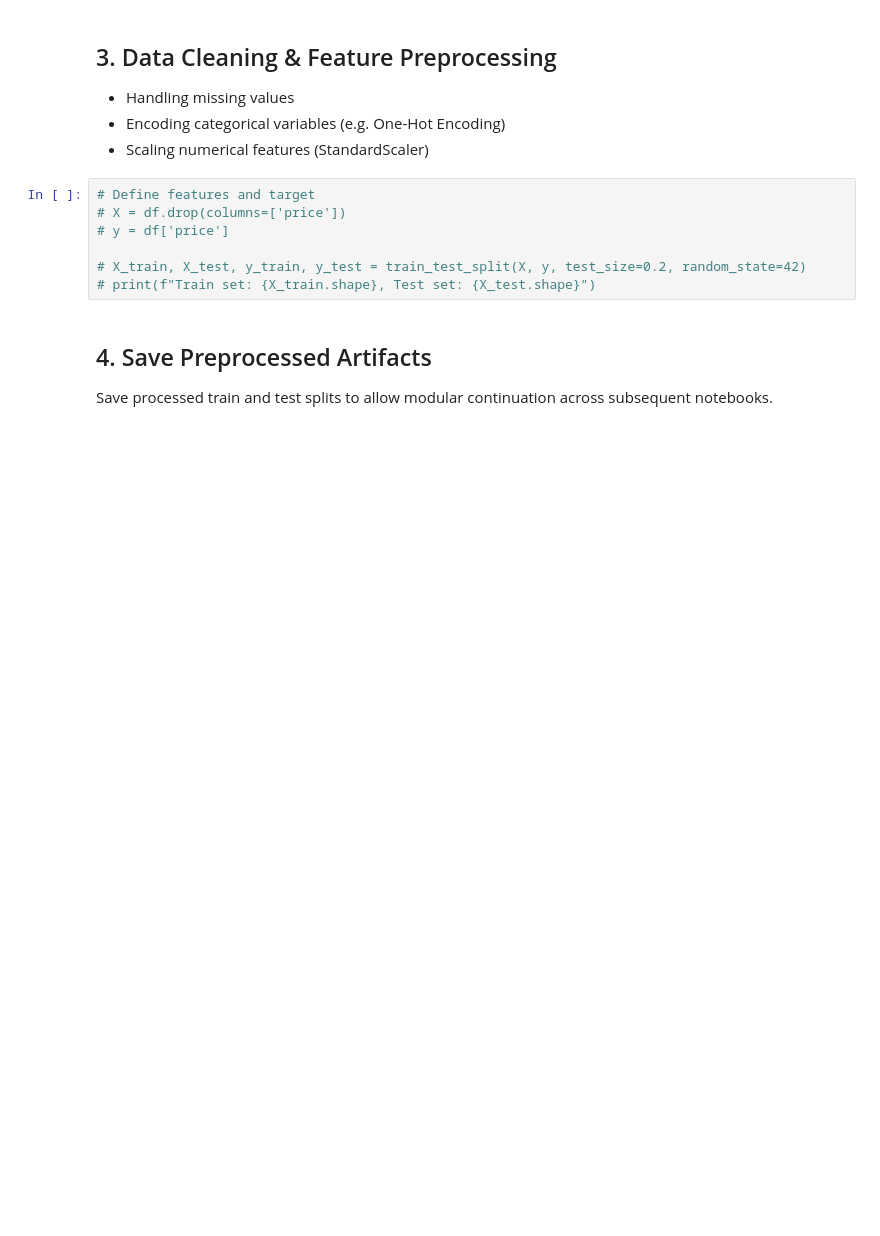
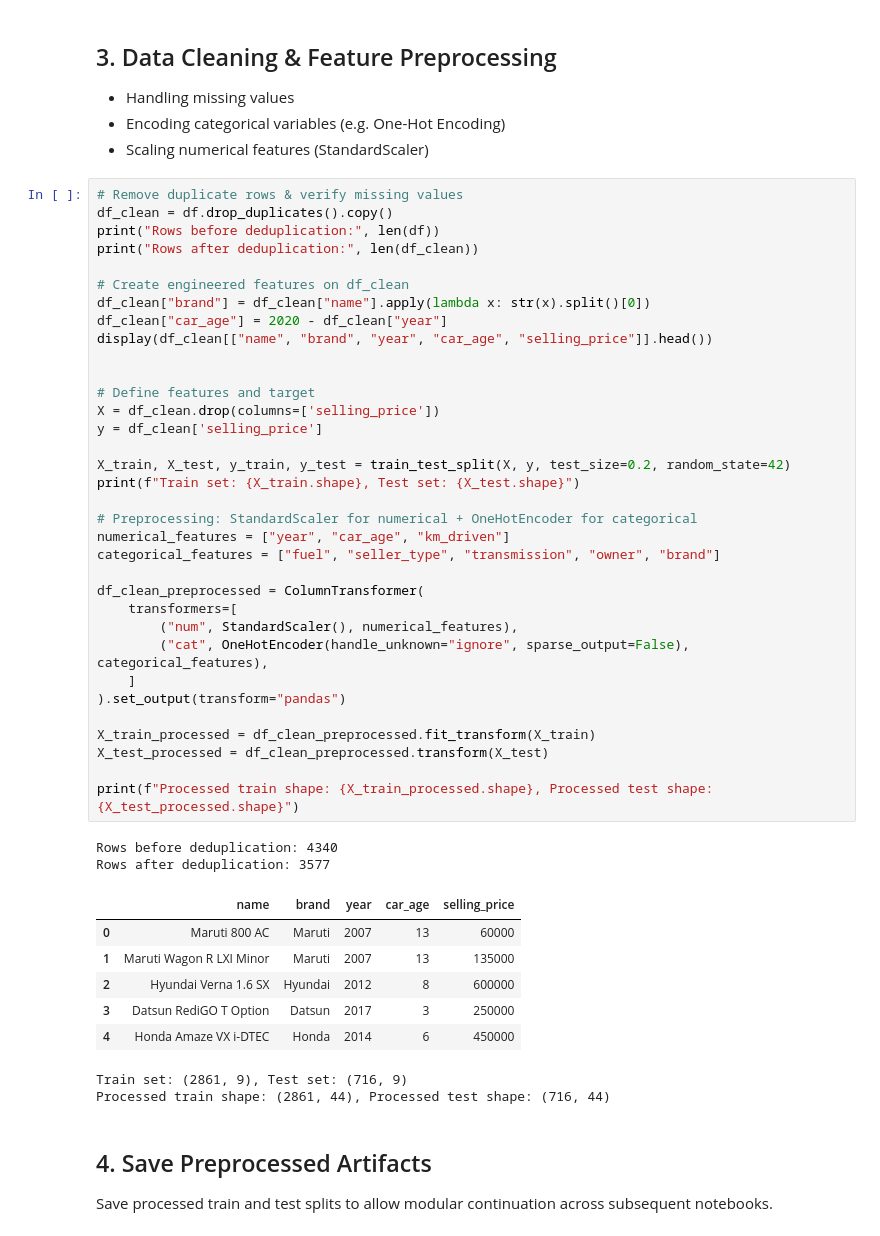
Before and after one commit to abdorizk61/ML_project, a Jupyter notebook: part_a_numerical/01_eda_and_preprocessing.ipynb, the cells around one changed output. Cells and saved outputs as stored; diff of their text form; blank space fills up the shorter version.

Commit message:
Complete EDA, feature engineering, and preprocessing pipeline
Complete EDA, feature engineering, and preprocessing pipeline

```diff
--- a/part_a_numerical/01_eda_and_preprocessing.ipynb
+++ b/part_a_numerical/01_eda_and_preprocessing.ipynb
@@ -51,13 +98,51 @@ sns.set_theme(style="whitegrid")
 - Handling missing values
 - Encoding categorical variables (e.g. One-Hot Encoding)
 - Scaling numerical features (StandardScaler)
-# %%
-# Define features and target
-# X = df.drop(columns=['price'])
-# y = df['price']
-
-# X_train, X_test, y_train, y_test = train_test_split(X, y, test_size=0.2, random_state=42)
-# print(f"Train set: {X_train.shape}, Test set: {X_test.shape}")
+# %%
+# Remove duplicate rows & verify missing values
+df_clean = df.drop_duplicates().copy()
+print("Rows before deduplication:", len(df))
+print("Rows after deduplication:", len(df_clean))
+
+# Create engineered features on df_clean
+df_clean["brand"] = df_clean["name"].apply(lambda x: str(x).split()[0])
+df_clean["car_age"] = 2020 - df_clean["year"]
+display(df_clean[["name", "brand", "year", "car_age", "selling_price"]].head())
+
+
+# Define features and target
+X = df_clean.drop(columns=['selling_price'])
+y = df_clean['selling_price']
+
+X_train, X_test, y_train, y_test = train_test_split(X, y, test_size=0.2, random_state=42)
+print(f"Train set: {X_train.shape}, Test set: {X_test.shape}")
+
+# Preprocessing: StandardScaler for numerical + OneHotEncoder for categorical
+numerical_features = ["year", "car_age", "km_driven"]
+categorical_features = ["fuel", "seller_type", "transmission", "owner", "brand"]
+
+df_clean_preprocessed = ColumnTransformer(
+    transformers=[
+        ("num", StandardScaler(), numerical_features),
+        ("cat", OneHotEncoder(handle_unknown="ignore", sparse_output=False), categorical_features),
+    ]
+).set_output(transform="pandas")
+
+X_train_processed = df_clean_preprocessed.fit_transform(X_train)
+X_test_processed = df_clean_preprocessed.transform(X_test)
+
+print(f"Processed train shape: {X_train_processed.shape}, Processed test shape: {X_test_processed.shape}")
+# %% [output]
+Rows before deduplication: 4340
+Rows after deduplication: 3577
+|  | name | brand | year | car_age | selling_price |
+| 0 | Maruti 800 AC | Maruti | 2007 | 13 | 60000 |
+| 1 | Maruti Wagon R LXI Minor | Maruti | 2007 | 13 | 135000 |
+| 2 | Hyundai Verna 1.6 SX | Hyundai | 2012 | 8 | 600000 |
+| 3 | Datsun RediGO T Option | Datsun | 2017 | 3 | 250000 |
+| 4 | Honda Amaze VX i-DTEC | Honda | 2014 | 6 | 450000 |
+Train set: (2861, 9), Test set: (716, 9)
+Processed train shape: (2861, 44), Processed test shape: (716, 44)
 # %% [markdown]
 ## 4. Save Preprocessed Artifacts
 Save processed train and test splits to allow modular continuation across subsequent notebooks.
```
Also changed, not shown: parts of 7 cells of this notebook.
